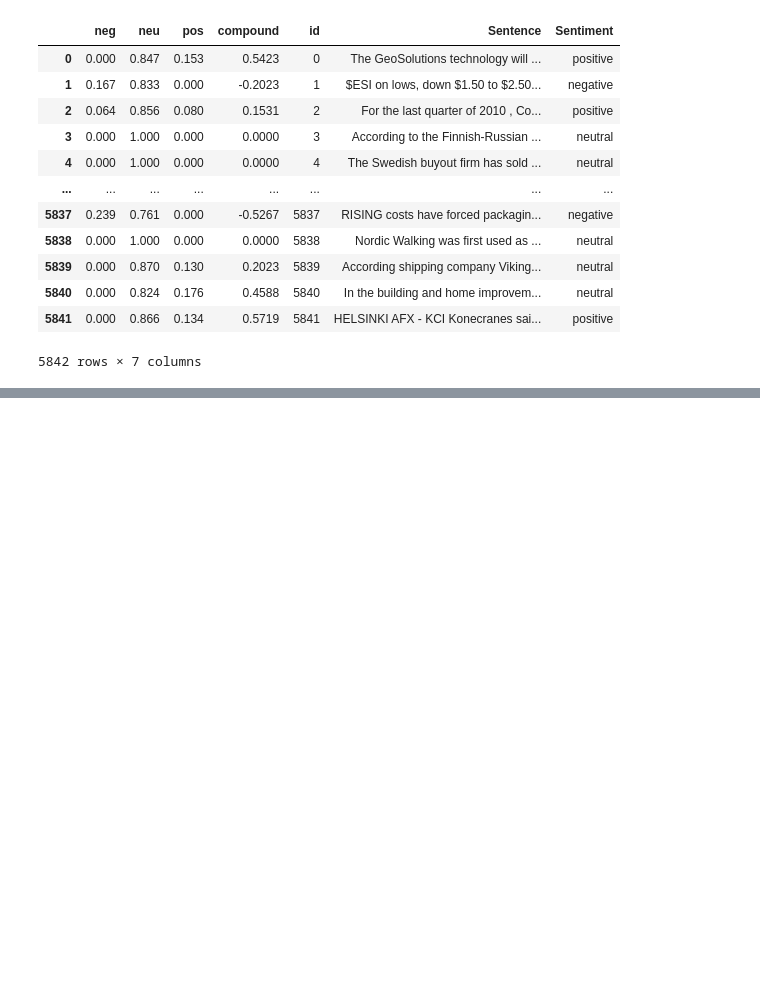
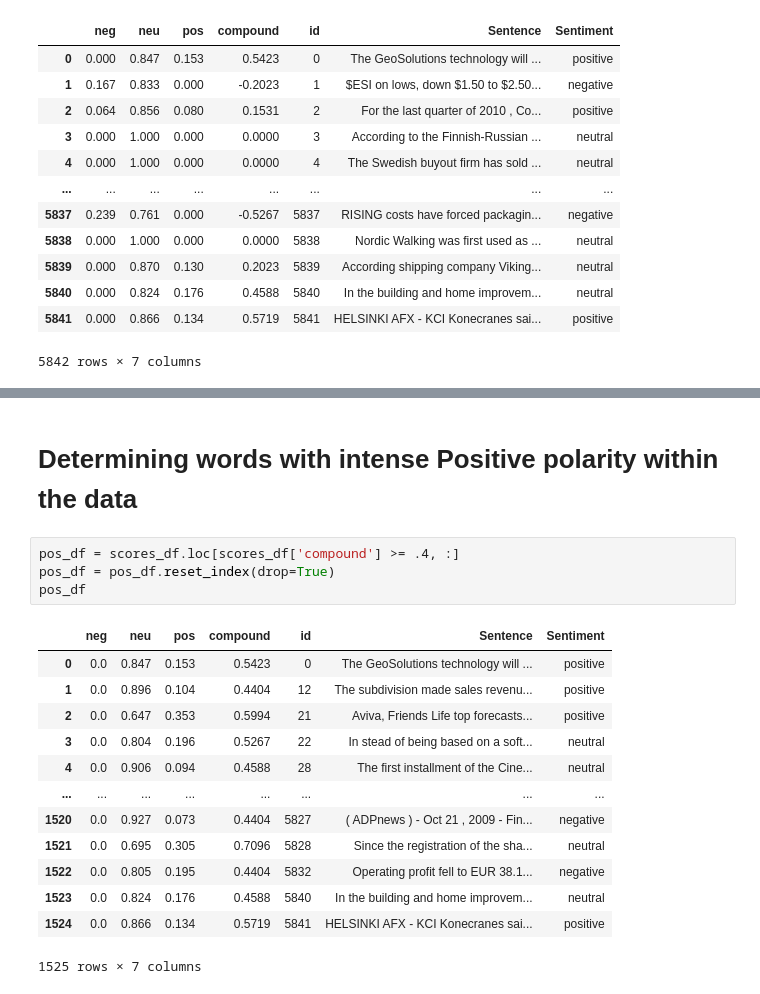
Before and after one commit to hasanhaider2468/Financial-sentiment-analysis, a Jupyter notebook: Project_code/Project-code.ipynb, the cells around one changed output, grey strips where cells are left out. Cells and saved outputs as stored; diff of their text form; blank space fills up the shorter version.

```diff
--- a/Project_code/Project-code.ipynb
+++ b/Project_code/Project-code.ipynb
@@ -94,0 +211,20 @@ neg_df
+# %% [markdown]
+# Determining words with intense Positive polarity within the data
+# %%
+pos_df = scores_df.loc[scores_df['compound'] >= .4, :]
+pos_df = pos_df.reset_index(drop=True)
+pos_df
+# %% [output]
+|  | neg | neu | pos | compound | id | Sentence | Sentiment |
+| 0 | 0.0 | 0.847 | 0.153 | 0.5423 | 0 | The GeoSolutions technology will ... | positive |
+| 1 | 0.0 | 0.896 | 0.104 | 0.4404 | 12 | The subdivision made sales revenu... | positive |
+| 2 | 0.0 | 0.647 | 0.353 | 0.5994 | 21 | Aviva, Friends Life top forecasts... | positive |
+| 3 | 0.0 | 0.804 | 0.196 | 0.5267 | 22 | In stead of being based on a soft... | neutral |
+| 4 | 0.0 | 0.906 | 0.094 | 0.4588 | 28 | The first installment of the Cine... | neutral |
+| ... | ... | ... | ... | ... | ... | ... | ... |
+| 1520 | 0.0 | 0.927 | 0.073 | 0.4404 | 5827 | ( ADPnews ) - Oct 21 , 2009 - Fin... | negative |
+| 1521 | 0.0 | 0.695 | 0.305 | 0.7096 | 5828 | Since the registration of the sha... | neutral |
+| 1522 | 0.0 | 0.805 | 0.195 | 0.4404 | 5832 | Operating profit fell to EUR 38.1... | negative |
+| 1523 | 0.0 | 0.824 | 0.176 | 0.4588 | 5840 | In the building and home improvem... | neutral |
+| 1524 | 0.0 | 0.866 | 0.134 | 0.5719 | 5841 | HELSINKI AFX - KCI Konecranes sai... | positive |
+1525 rows × 7 columns
```
Also changed, not shown: parts of 9 cells of this notebook.
